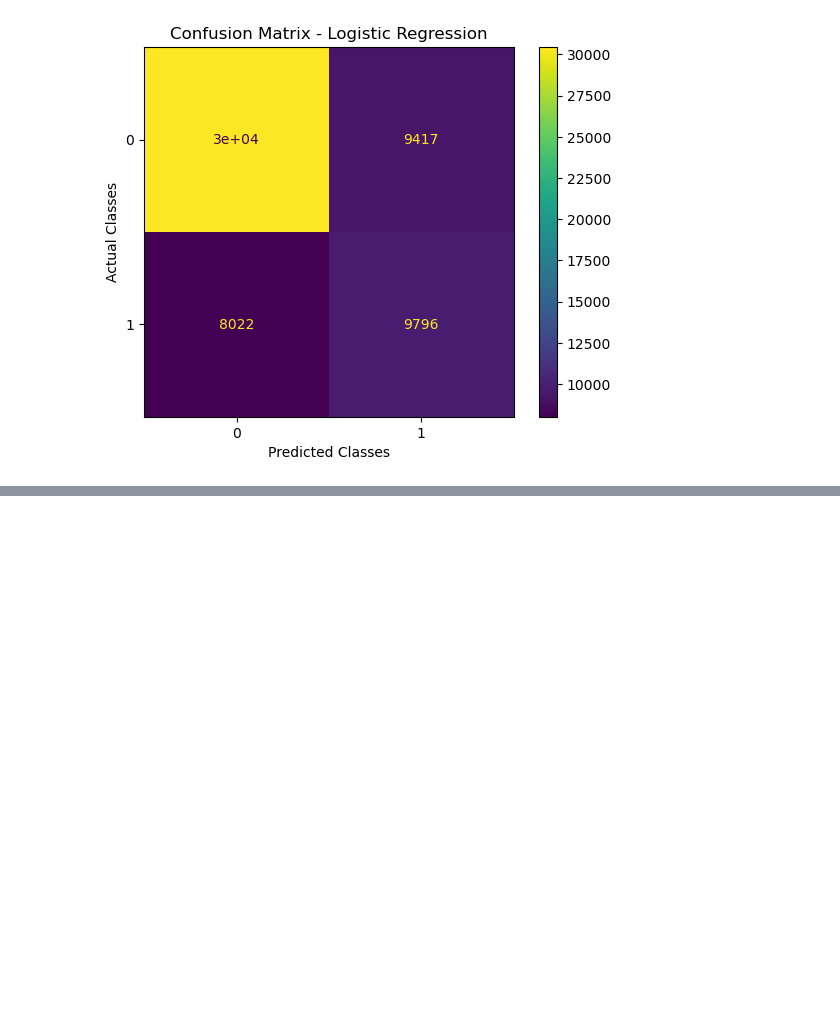
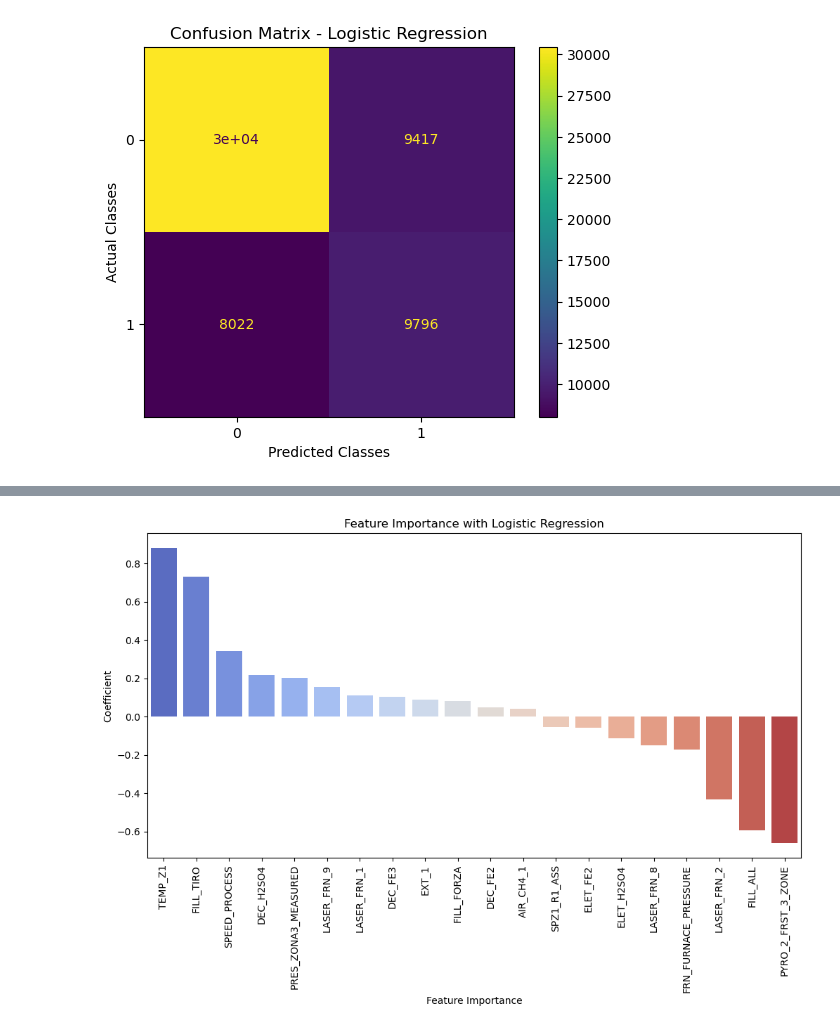
Before and after one commit to simoneassirelli/Machine-Learning-Fieldwork---G3, a Jupyter notebook: m20_LogReg.ipynb, the cells around one changed output, grey strips where cells are left out. Saved outputs shown, nothing was run; the diff lists cells and outputs as text; code cells hidden in the pictures; blank space fills up the shorter version.

```diff
--- a/m20_LogReg.ipynb
+++ b/m20_LogReg.ipynb
@@ -143,0 +135,13 @@ plt.show()
+# %%
+# Model's coefficients
+coefs_log_reg = log_reg.coef_[0]
+
+# Create an empty DataFrame
+df = pd.DataFrame()
+
+# Populate the DataFrame with feature names and corresponding coefficients
+df['Feature'] = X_train.columns
+df['Coefficient'] = coefs_log_reg
+
+# Display the DataFrame
+df.sort_values(by='Coefficient', ascending=False)
@@ -143,0 +166,10 @@ plt.show()
+# %%
+# Plot the coefficient values in a bar plot
+plt.figure(figsize=(12, 6))
+sns.barplot(x='Feature', y='Coefficient', data=df.sort_values(by='Coefficient', ascending=False), palette='coolwarm')
+plt.xlabel('Feature Importance')
+plt.title('Feature Importance with Logistic Regression')
+plt.xticks(rotation=90)
+plt.show()
+# %% [output]
+[figure, added]
```
Also changed, not shown: parts of 4 cells of this notebook, 2 other files.
